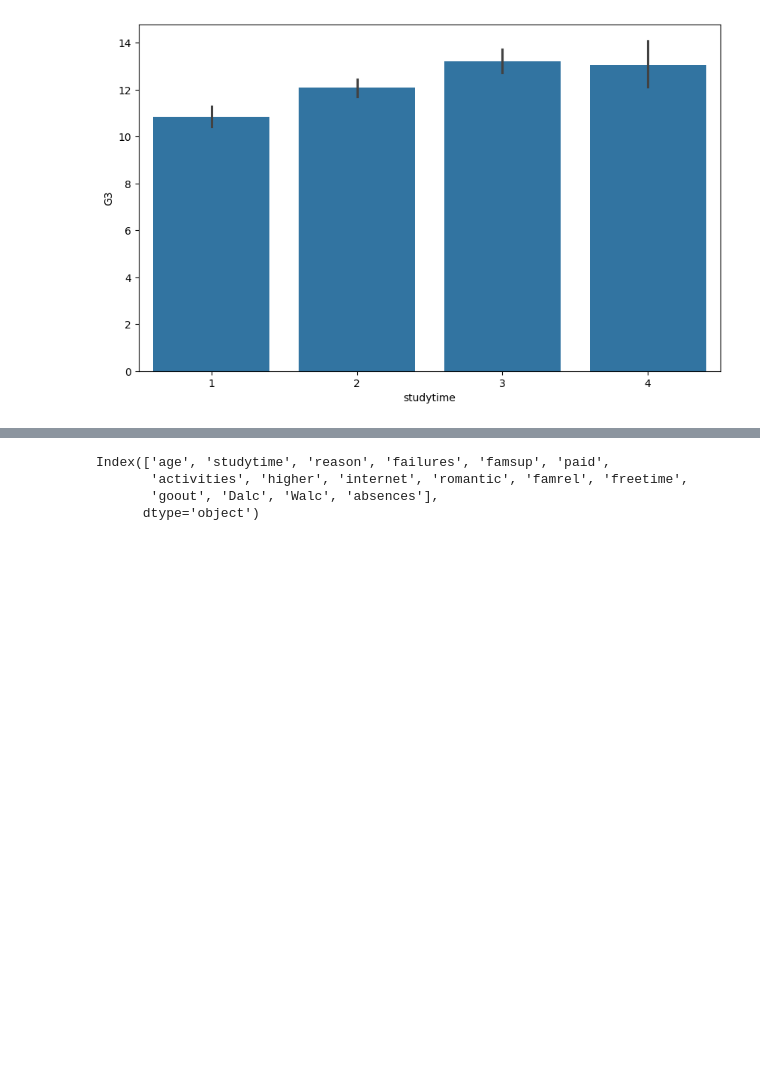
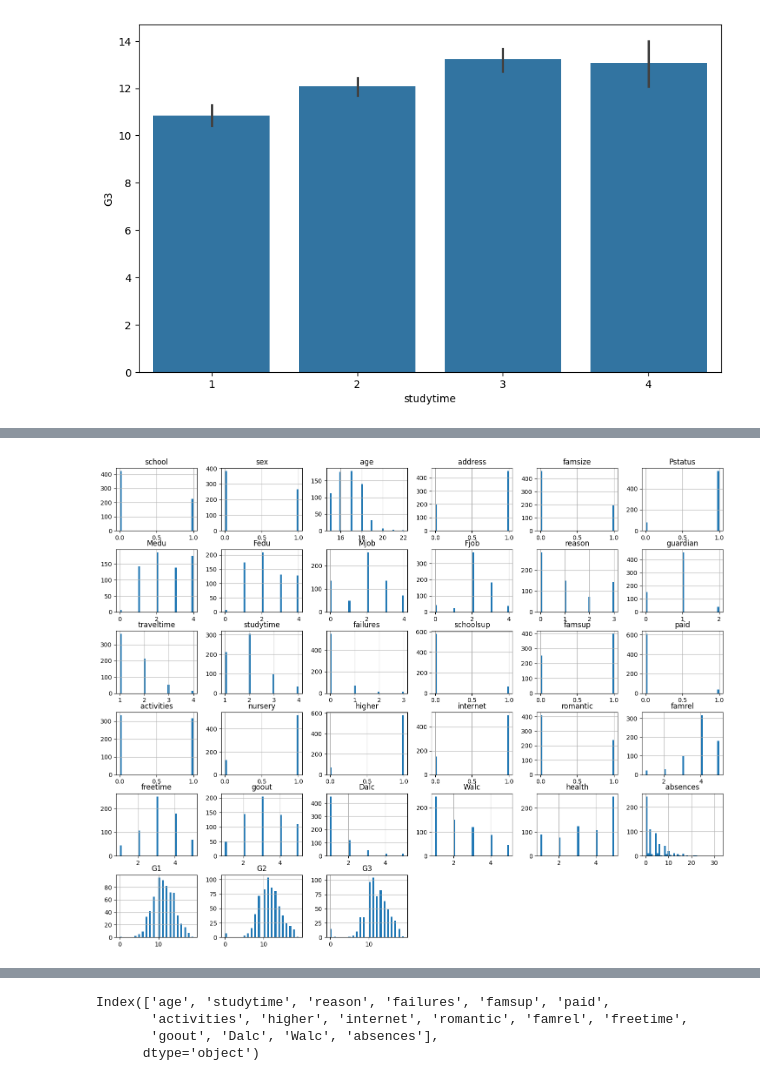
Before and after one commit to PNUAITeam13/AlcoholConsumption, a Jupyter notebook: alcohol_consumption.ipynb, the cells around one changed output, grey strips where cells are left out. Saved outputs shown, nothing was run; the diff lists cells and outputs as text; code cells hidden in the pictures; blank space fills up the shorter version.

```diff
--- a/alcohol_consumption.ipynb
+++ b/alcohol_consumption.ipynb
@@ -88,0 +85,5 @@ ValueError: Multi-dimensional indexing (e.g. `obj[:, None]`) is no longer suppor
+# %%
+#Hists
+vizual_helper.hist()
+# %% [output]
+[figure, added]
```
Also changed, not shown: parts of 13 cells of this notebook, 1 other file.
